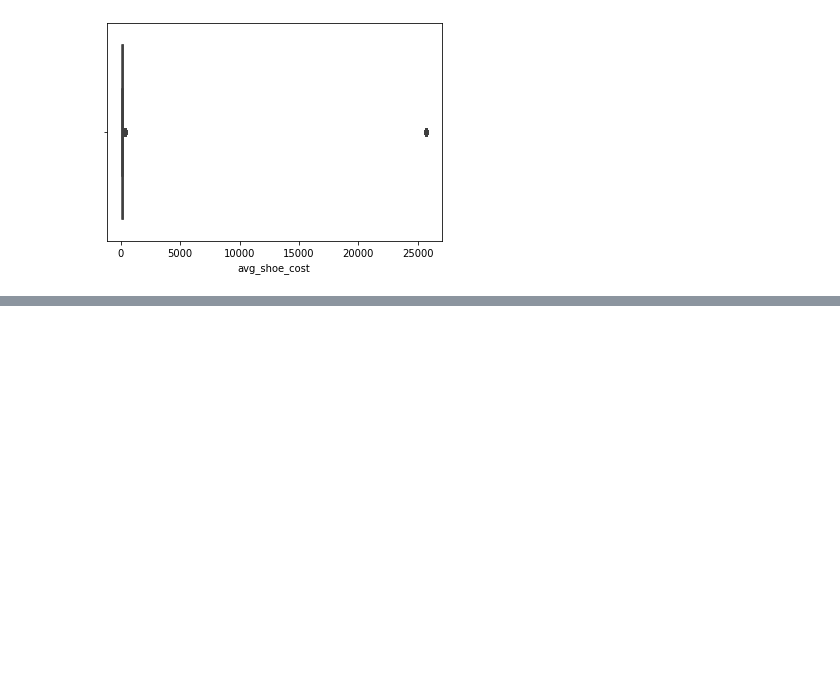
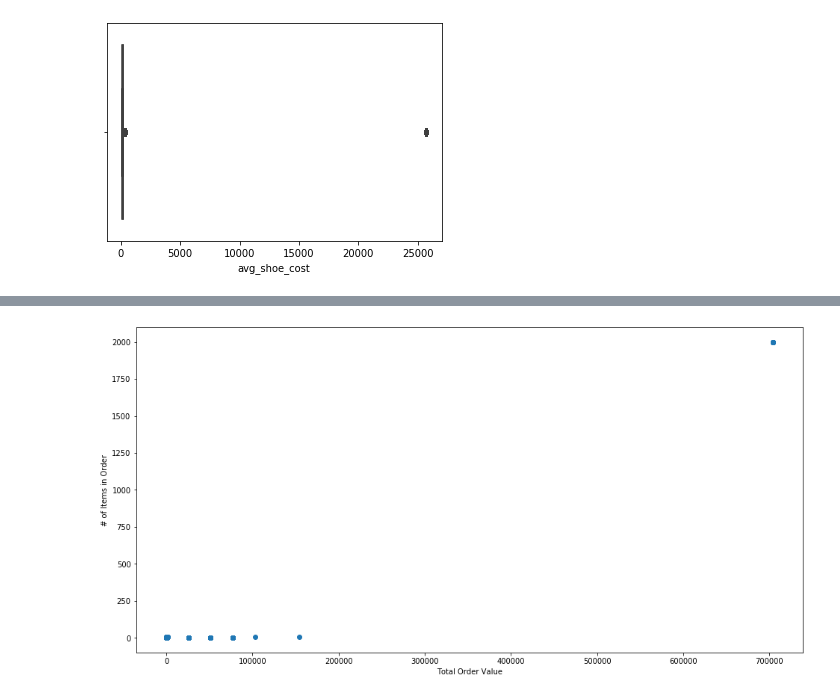
Before and after one commit to mmastin/shopify_challenge, a Jupyter notebook: data_exploration.ipynb, the cells around one changed output, grey strips where cells are left out. Cells and saved outputs as stored; diff of their text form; code cells hidden in the pictures; blank space fills up the shorter version.

```diff
--- a/data_exploration.ipynb
+++ b/data_exploration.ipynb
@@ -79,0 +122,11 @@ sns.boxplot(x=df['avg_shoe_cost'])
+# %%
+# I believe the skew is more due to the anomalous $704k order
+# rather than the expensive sneaker
+
+fig, ax = plt.subplots(figsize=(16,8))
+ax.scatter(df['order_amount'], df['total_items'])
+ax.set_xlabel('Total Order Value')
+ax.set_ylabel('# of Items in Order')
+plt.show();
+# %% [output]
+[figure, added]
```
Also changed, not shown: parts of 11 cells of this notebook, 5 other files.
